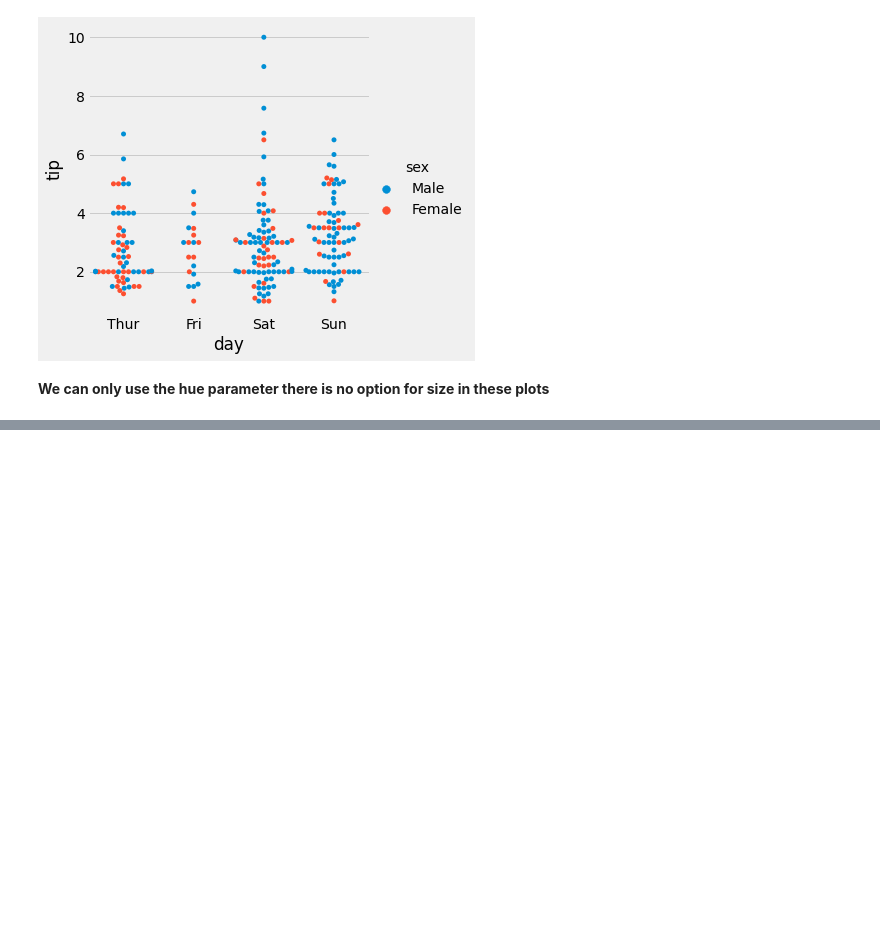
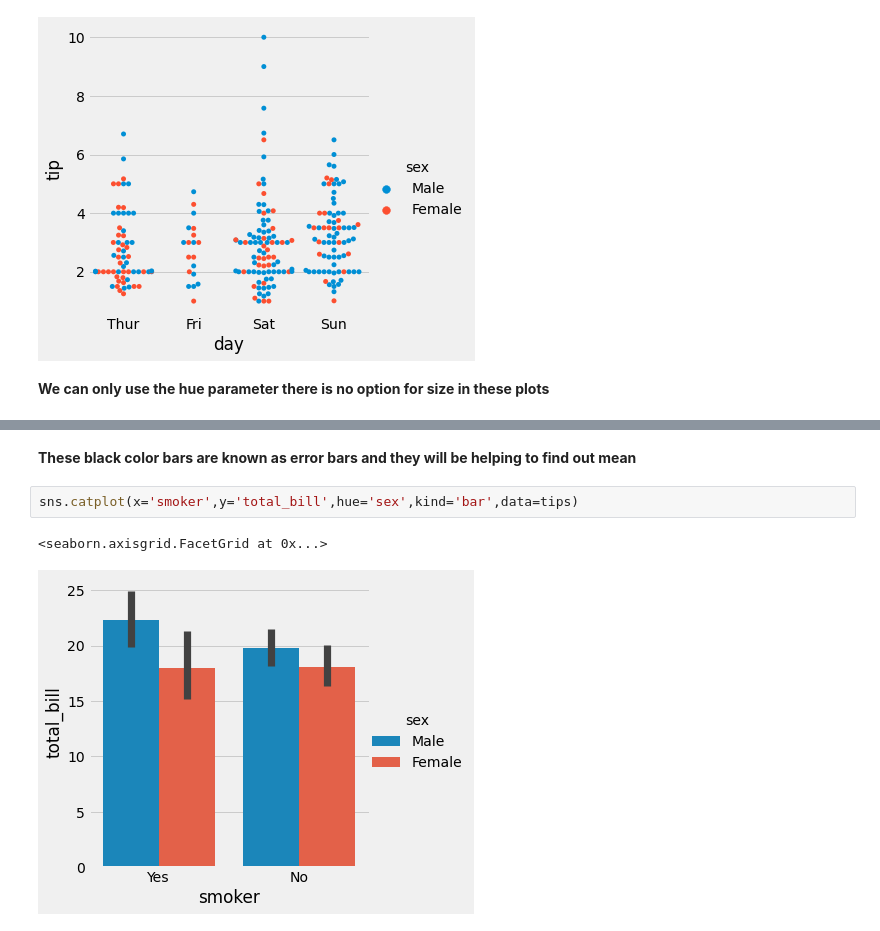
Before and after one commit to Hamza-Tahirr/Seaborn, a Jupyter notebook: Seaborn .ipynb, the cells around one changed output, grey strips where cells are left out. Saved outputs shown, nothing was run; the diff lists cells and outputs as text; blank space fills up the shorter version.

```diff
--- a/Seaborn .ipynb
+++ b/Seaborn .ipynb
@@ -201,0 +215,7 @@ sns.catplot(x='day',y='total_bill',hue='sex',kind='violin',split=True,data=tips)
+# %% [markdown]
+**These black color bars are known as error bars and they will be helping to find out mean**
+# %%
+sns.catplot(x='smoker',y='total_bill',hue='sex',kind='bar',data=tips)
+# %% [output]
+<seaborn.axisgrid.FacetGrid at 0x...>
+[figure, added]
```
Also changed, not shown: parts of 62 cells of this notebook.
